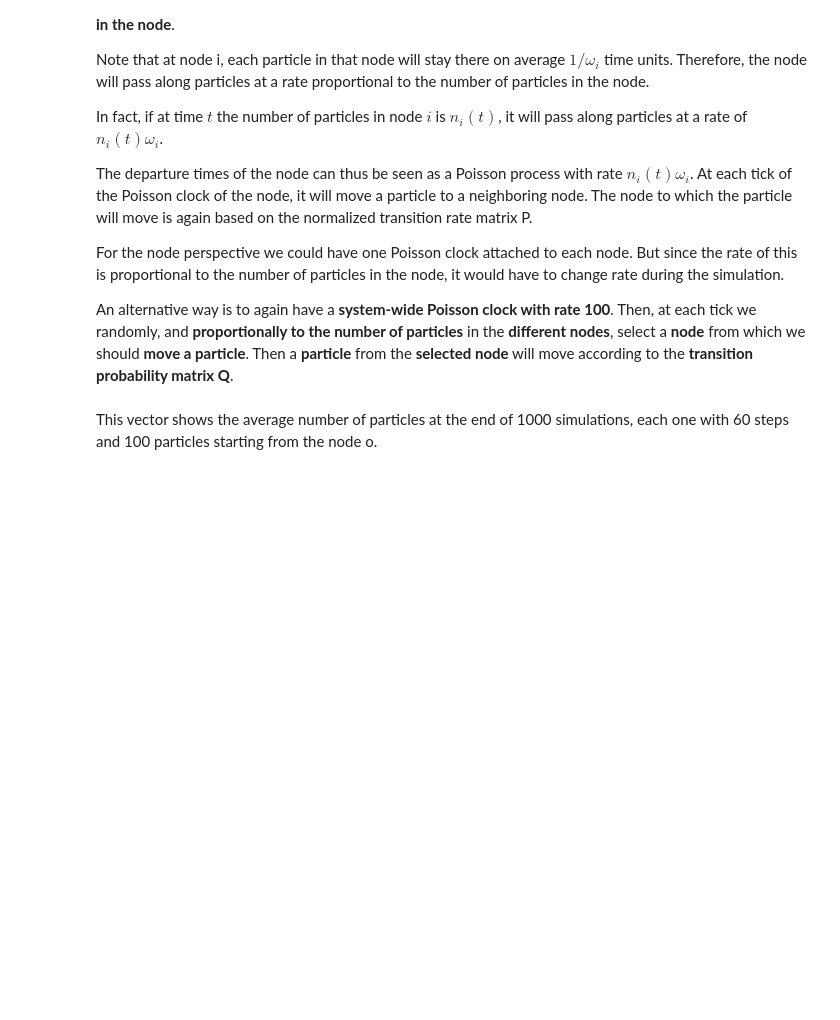
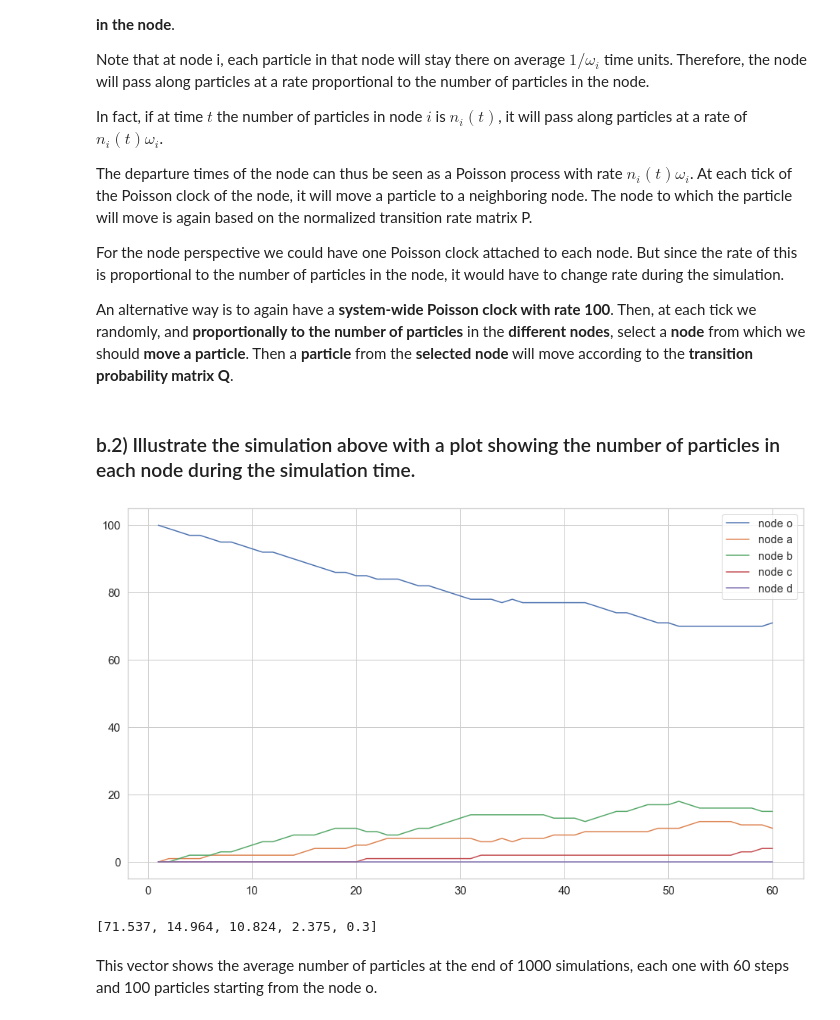
Before and after one commit to fabioeterno/Network_Homework, a Jupyter notebook: Homework2/Hw2.ipynb, the cells around one changed output. Drawn from its saved outputs; the diff is of its cells as text; code cells hidden in the pictures; blank space fills up the shorter version.

Commit message:
avg graph node perspective

```diff
--- a/Homework2/Hw2.ipynb
+++ b/Homework2/Hw2.ipynb
@@ -509,11 +534,11 @@ def node_perspective():
     n_particles = 100
     particles_distrib = [100, 0, 0, 0, 0]
 
-    distrib_o = []
-    distrib_a = []
-    distrib_b = []
-    distrib_c = []
-    distrib_d = []
+    distrib_o = [100]
+    distrib_a = [0]
+    distrib_b = [0]
+    distrib_c = [0]
+    distrib_d = [0]
 
 
     nodes_list = [i for i in range(n_nodes)]
@@ -563,11 +588,39 @@ def node_perspective():
 
         #print(particles_distrib)
         #print()
-    return particles_distrib, distrib_o, distrib_a, distrib_c, distrib_d
+    return particles_distrib, distrib_o, distrib_b, distrib_a, distrib_c, distrib_d
 
 #print(particles_distrib)
 #print(particles_cum_distrib)
+# %% [markdown]
+### b.2) Illustrate the simulation above with a plot showing the number of particles in each node during the simulation time.
+# %%
+import seaborn as sns
+sns.set(style="whitegrid")
+
+fig = plt.figure(1, figsize=(16,9))
+
+
+x = np.linspace(1, 60, 60).tolist()
+_, distrib_o, distrib_a, distrib_b, distrib_c, distrib_d = node_perspective()
+
+
+plt.plot(x, distrib_o, label="node o")
+plt.plot(x, distrib_a, label="node a")
+plt.plot(x, distrib_b, label="node b")
+plt.plot(x, distrib_c, label="node c")
+plt.plot(x, distrib_d, label="node d")
+plt.xticks(size=15)
+plt.yticks(size=15)
+
+
+plt.legend(fontsize=15)
+plt.show()
+# %% [output]
+[figure, added]
 # %%
+list_partic_distr = []
+
 for i in range(1000):
     list_partic_distr.append(node_perspective()[0])
 
@@ -576,5 +629,7 @@ den = len(list_partic_distr)
 avg = [x/den for x in total]
 
 print(avg)
+# %% [output]
+[71.537, 14.964, 10.824, 2.375, 0.3]
 # %% [markdown]
 This vector shows the average number of particles at the end of 1000 simulations, each one with 60 steps and 100 particles starting from the node o.
```
Also changed, not shown: parts of 12 cells of this notebook.
